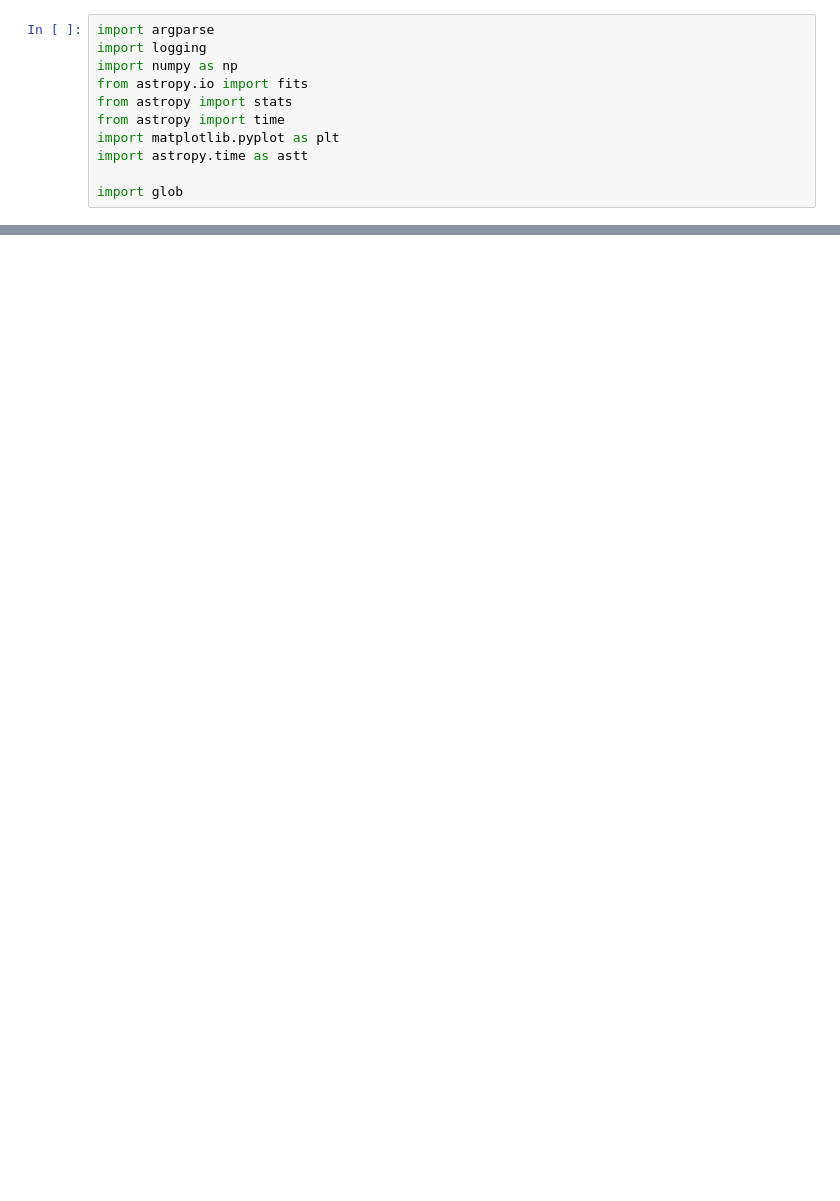
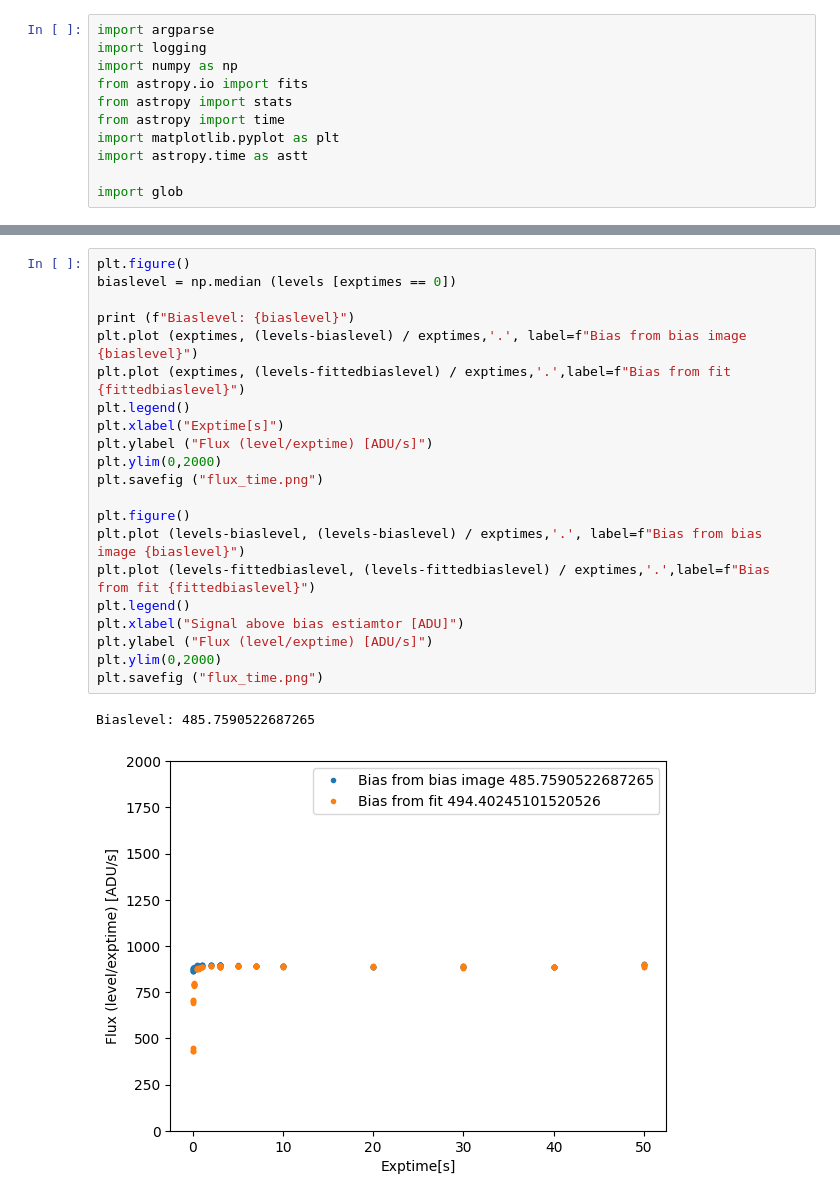
Before and after one commit to LCOGT/lcogt-commissioning, a Jupyter notebook: experimental/linearitytest.ipynb, the cells around one changed output, grey strips where cells are left out. Cells and saved outputs as stored; diff of their text form; blank space fills up the shorter version.

```diff
--- a/experimental/linearitytest.ipynb
+++ b/experimental/linearitytest.ipynb
@@ -114,0 +83,24 @@ Text(0, 0.5, 'Flux:   Image Level / Exptime')
+# %%
+plt.figure()
+biaslevel = np.median (levels [exptimes == 0])
+
+print (f"Biaslevel: {biaslevel}")
+plt.plot (exptimes, (levels-biaslevel) / exptimes,'.', label=f"Bias from bias image {biaslevel}")
+plt.plot (exptimes, (levels-fittedbiaslevel) / exptimes,'.',label=f"Bias from fit {fittedbiaslevel}")
+plt.legend()
+plt.xlabel("Exptime[s]")
+plt.ylabel ("Flux (level/exptime) [ADU/s]")
+plt.ylim(0,2000)
+plt.savefig ("flux_time.png")
+
+plt.figure()
+plt.plot (levels-biaslevel, (levels-biaslevel) / exptimes,'.', label=f"Bias from bias image {biaslevel}")
+plt.plot (levels-fittedbiaslevel, (levels-fittedbiaslevel) / exptimes,'.',label=f"Bias from fit {fittedbiaslevel}")
+plt.legend()
+plt.xlabel("Signal above bias estiamtor [ADU]")
+plt.ylabel ("Flux (level/exptime) [ADU/s]")
+plt.ylim(0,2000)
+plt.savefig ("flux_time.png")
+# %% [output]
+Biaslevel: 485.7590522687265
+[figure, added]
```
Also changed, not shown: parts of 6 cells of this notebook, 1 other file.
